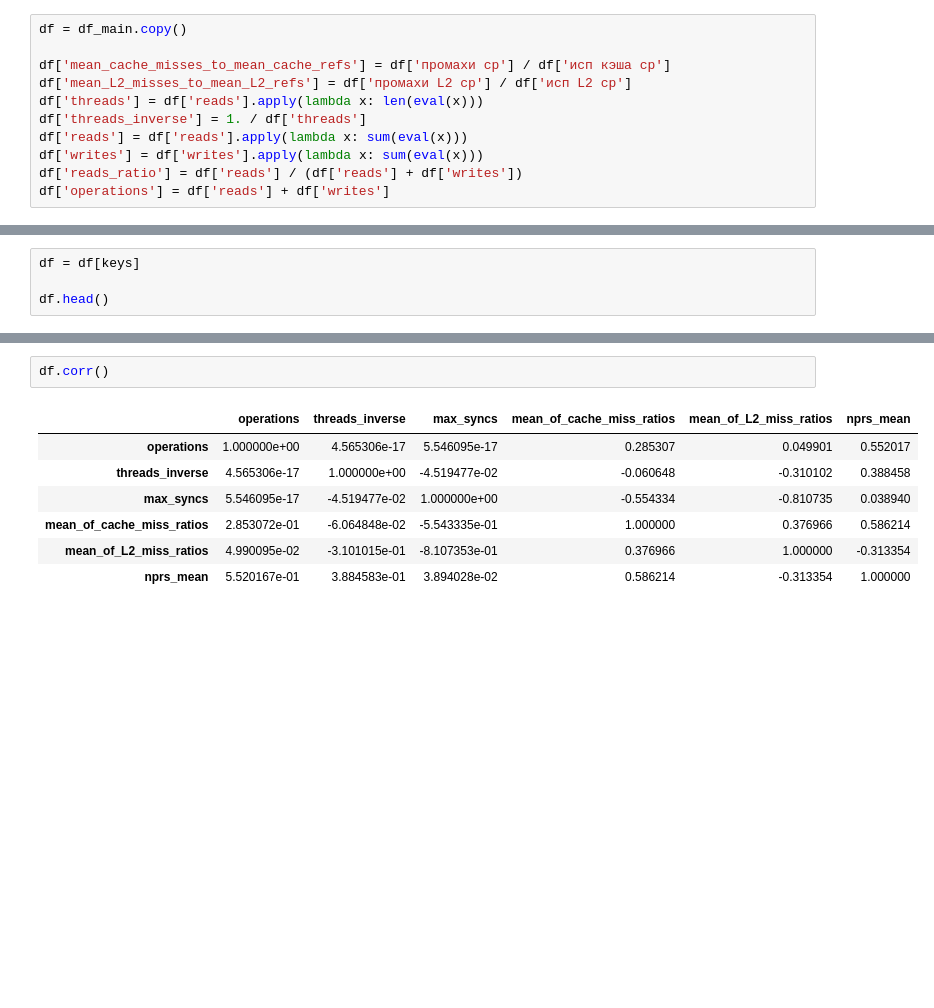
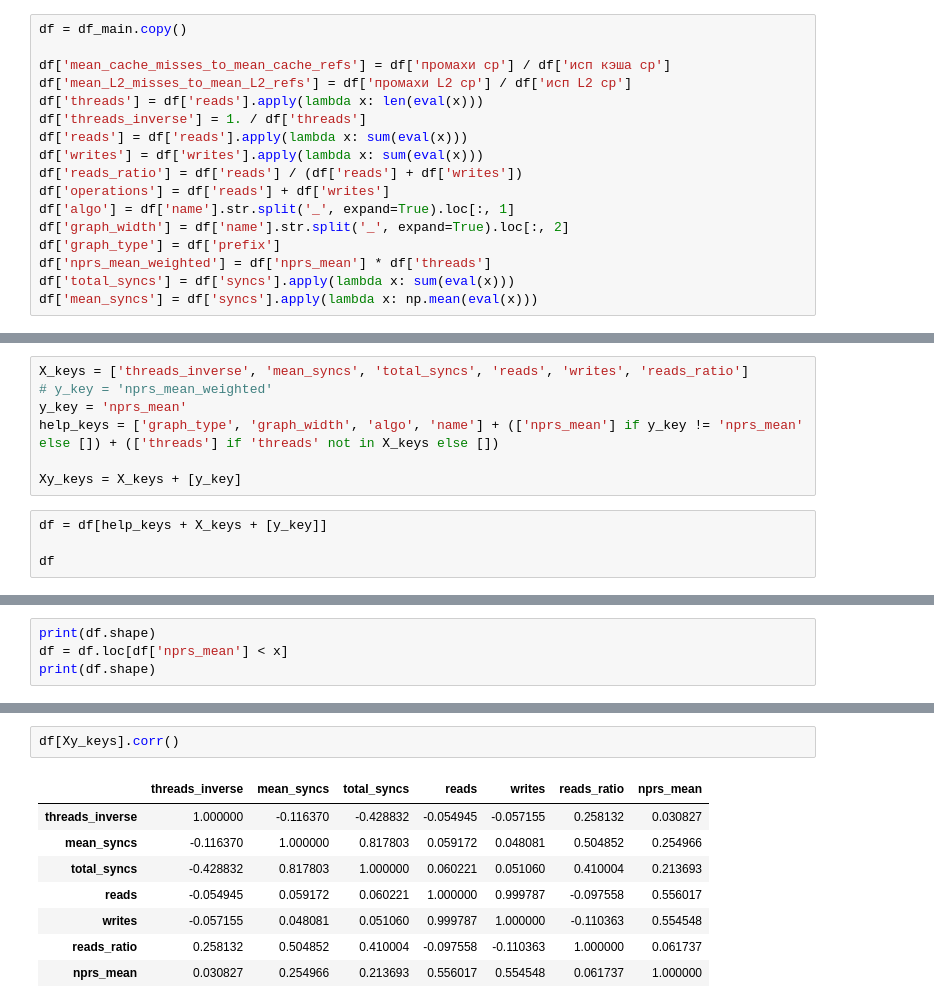
Before and after one commit to KalachevGleb/circuit-split, a Jupyter notebook: python/big_scheme_stats/arena.ipynb, the cells around one changed output, grey strips where cells are left out. Drawn from its saved outputs; the diff is of its cells as text; blank space fills up the shorter version.

```diff
--- a/python/big_scheme_stats/arena.ipynb
+++ b/python/big_scheme_stats/arena.ipynb
@@ -34,3 +50,9 @@ df['reads'] = df['reads'].apply(lambda x: sum(eval(x)))
 df['writes'] = df['writes'].apply(lambda x: sum(eval(x)))
 df['reads_ratio'] = df['reads'] / (df['reads'] + df['writes'])
 df['operations'] = df['reads'] + df['writes']
+df['algo'] = df['name'].str.split('_', expand=True).loc[:, 1]
+df['graph_width'] = df['name'].str.split('_', expand=True).loc[:, 2]
+df['graph_type'] = df['prefix']
+df['nprs_mean_weighted'] = df['nprs_mean'] * df['threads']
+df['total_syncs'] = df['syncs'].apply(lambda x: sum(eval(x)))
+df['mean_syncs'] = df['syncs'].apply(lambda x: np.mean(eval(x)))
@@ -39,5 +59,12 @@ keys = ['operations', 'threads_inverse', 'max_syncs', 'mean_of_cache_miss_ratios
+# %%
+X_keys = ['threads_inverse', 'mean_syncs', 'total_syncs', 'reads', 'writes', 'reads_ratio']
+# y_key = 'nprs_mean_weighted'
+y_key = 'nprs_mean'
+help_keys = ['graph_type', 'graph_width', 'algo', 'name'] + (['nprs_mean'] if y_key != 'nprs_mean' else []) + (['threads'] if 'threads' not in X_keys else [])
+
+Xy_keys = X_keys + [y_key]
 # %%
-df = df[keys]
+df = df[help_keys + X_keys + [y_key]]
 
-df.head()
+df
 # %% [output]
@@ -49,0 +199,4 @@ df.head()
+# %%
+print(df.shape)
+df = df.loc[df['nprs_mean'] < x]
+print(df.shape)
@@ -78,11 +243,12 @@ fig.show()
 # %%
-df.corr()
+df[Xy_keys].corr()
 # %% [output]
-|  | operations | threads_inverse | max_syncs | mean_of_cache_miss_ratios | mean_of_L2_miss_ratios | nprs_mean |
-| operations | 1.000000e+00 | 4.565306e-17 | 5.546095e-17 | 0.285307 | 0.049901 | 0.552017 |
-| threads_inverse | 4.565306e-17 | 1.000000e+00 | -4.519477e-02 | -0.060648 | -0.310102 | 0.388458 |
-| max_syncs | 5.546095e-17 | -4.519477e-02 | 1.000000e+00 | -0.554334 | -0.810735 | 0.038940 |
-| mean_of_cache_miss_ratios | 2.853072e-01 | -6.064848e-02 | -5.543335e-01 | 1.000000 | 0.376966 | 0.586214 |
-| mean_of_L2_miss_ratios | 4.990095e-02 | -3.101015e-01 | -8.107353e-01 | 0.376966 | 1.000000 | -0.313354 |
-| nprs_mean | 5.520167e-01 | 3.884583e-01 | 3.894028e-02 | 0.586214 | -0.313354 | 1.000000 |
+|  | threads_inverse | mean_syncs | total_syncs | reads | writes | reads_ratio | nprs_mean |
+| threads_inverse | 1.000000 | -0.116370 | -0.428832 | -0.054945 | -0.057155 | 0.258132 | 0.030827 |
+| mean_syncs | -0.116370 | 1.000000 | 0.817803 | 0.059172 | 0.048081 | 0.504852 | 0.254966 |
+| total_syncs | -0.428832 | 0.817803 | 1.000000 | 0.060221 | 0.051060 | 0.410004 | 0.213693 |
+| reads | -0.054945 | 0.059172 | 0.060221 | 1.000000 | 0.999787 | -0.097558 | 0.556017 |
+| writes | -0.057155 | 0.048081 | 0.051060 | 0.999787 | 1.000000 | -0.110363 | 0.554548 |
+| reads_ratio | 0.258132 | 0.504852 | 0.410004 | -0.097558 | -0.110363 | 1.000000 | 0.061737 |
+| nprs_mean | 0.030827 | 0.254966 | 0.213693 | 0.556017 | 0.554548 | 0.061737 | 1.000000 |
 # %%
```
Also changed, not shown: parts of 18 cells of this notebook.
